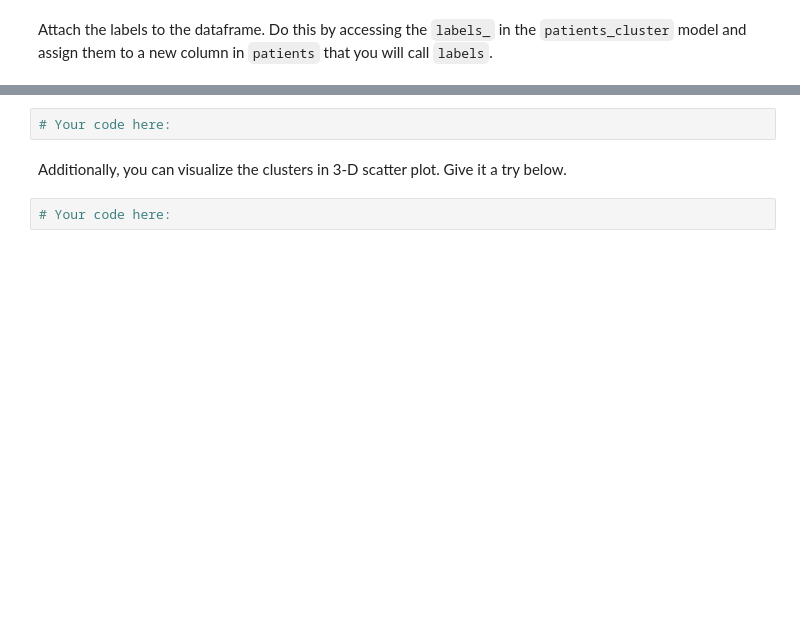
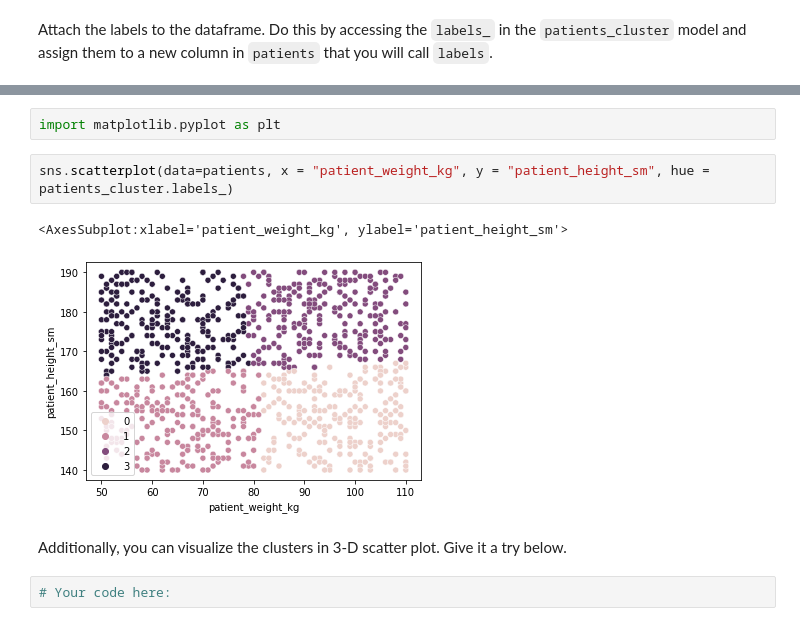
Before and after one commit to ta-datapt-bcn/lab-unsupervised-learning-and-sklearn, a Jupyter notebook: your-code/main.ipynb, the cells around one changed output, grey strips where cells are left out. Drawn from its saved outputs; the diff is of its cells as text; blank space fills up the shorter version.

```diff
--- a/your-code/main.ipynb
+++ b/your-code/main.ipynb
@@ -203,8 +587,13 @@ How did k-means cluster the data? You can obtain an intuitive view with a scatte
 If the scatter plot does not make any sense to you, it means the features you chose to visualize are not the right ones. You should be able to see 4 clear clusters with different colors in your visualization that suggests how k-means had clustered your data.
 
 ![Cluster Visualization](../images/clusters.png)
-# %%
-# Your code here:
+# %%
+import matplotlib.pyplot as plt
+# %%
+sns.scatterplot(data=patients, x = "patient_weight_kg", y = "patient_height_sm", hue = patients_cluster.labels_)
+# %% [output]
+<AxesSubplot:xlabel='patient_weight_kg', ylabel='patient_height_sm'>
+[figure, added]
 # %% [markdown]
 Additionally, you can visualize the clusters in 3-D scatter plot. Give it a try below.
 # %%
```
Also changed, not shown: parts of 88 cells of this notebook, 1 other file.
